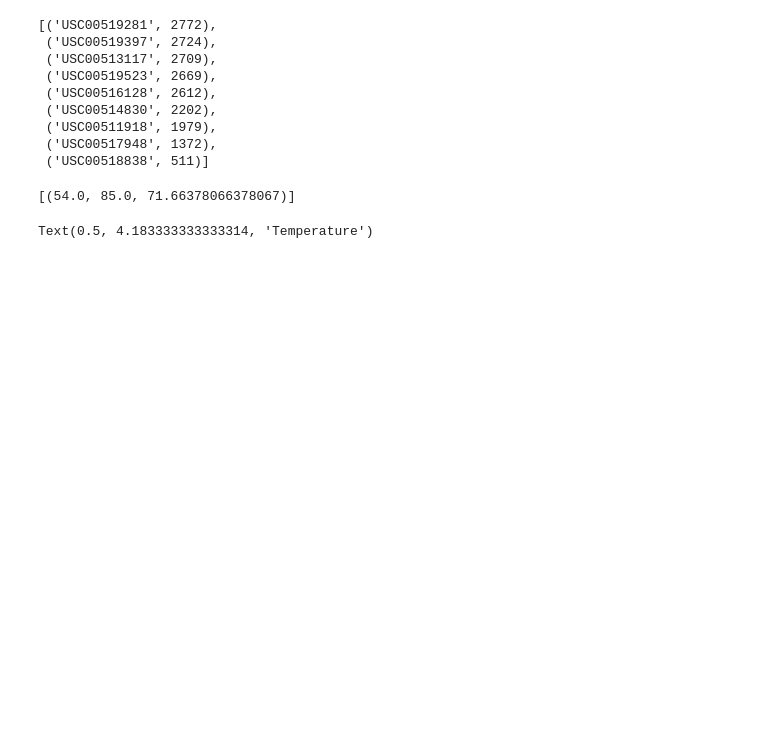
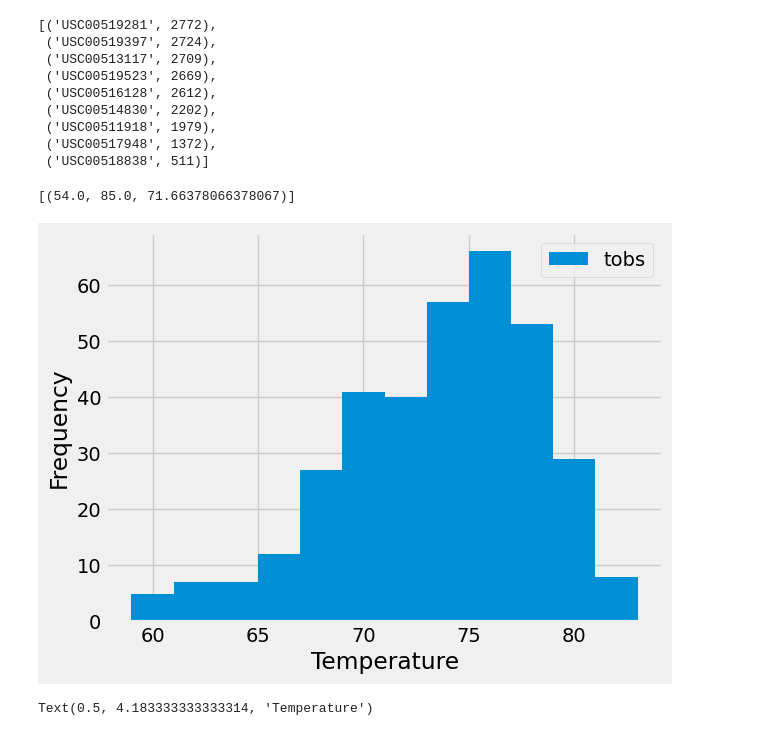
Before and after one commit to hlbecker08/sqlalchemy-challenge, a Jupyter notebook: SurfsUp/climate_starter.ipynb, the cells around one changed output. Drawn from its saved outputs; the diff is of its cells as text; code cells hidden in the pictures; blank space fills up the shorter version.

```diff
--- a/SurfsUp/climate_starter.ipynb
+++ b/SurfsUp/climate_starter.ipynb
@@ -119,6 +123,10 @@ Text(0, 0.5, 'Inches')
 # %%
 # Design a query to find the most active stations (i.e. which stations have the most rows?)
 # List the stations and their counts in descending order.
+station_activity = session.query(measurement.station,func.count(measurement.station)).\
+    group_by(measurement.station).\
+    order_by(func.count(measurement.station).desc()).all()
+station_activity
 # %% [output]
 [('USC00519281', 2772),
  ('USC00519397', 2724),
@@ -134,5 +144,21 @@ Text(0, 0.5, 'Inches')
 # %% [output]
 [(54.0, 85.0, 71.66378066378067)]
+# %%
+# Using the most active station id
+# Query the last 12 months of temperature observation data for this station and plot the results as a histogram
+data_temp = session.query(measurement.date, measurement.tobs).\
+    filter(measurement.date >= one_year_ago).\
+    filter(measurement.station == station_activity[0][0]).all()
+
+
+station_df = pd.DataFrame(data_temp, columns=['Date', 'Temperature'])
+plt.hist(station_df['Temperature'], bins=12, label= 'tobs')
+plt.legend(loc='upper right')
+plt.xlabel('Temperature')
+plt.ylabel('Frequency')
+plt.show()
+# %% [output]
+[figure, added]
 # %%
 # Using the most active station id
 # Query the last 12 months of temperature observation data for this station and plot the results as a histogram
```
Also changed, not shown: parts of 4 cells of this notebook.
